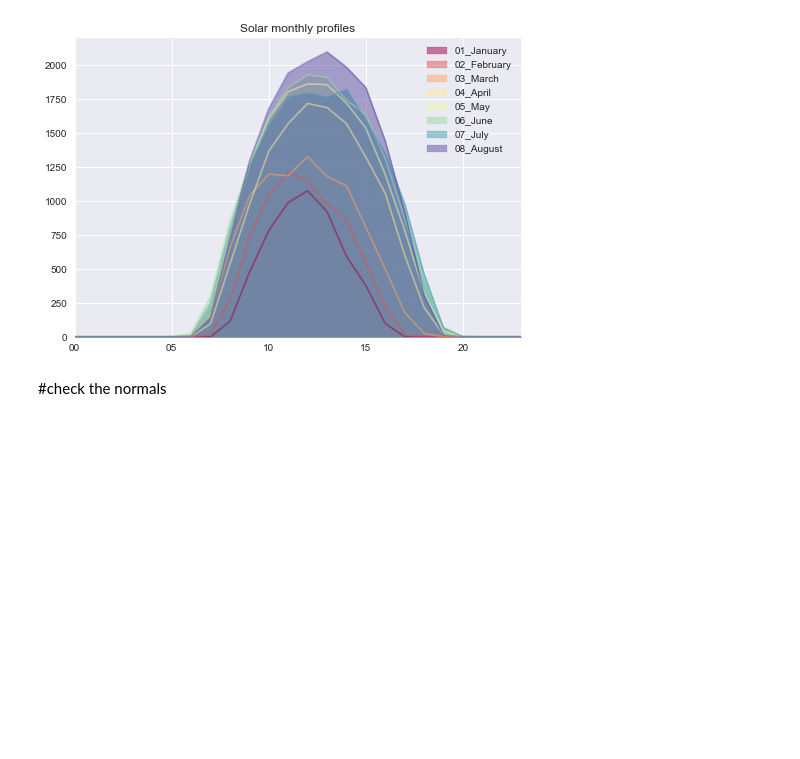
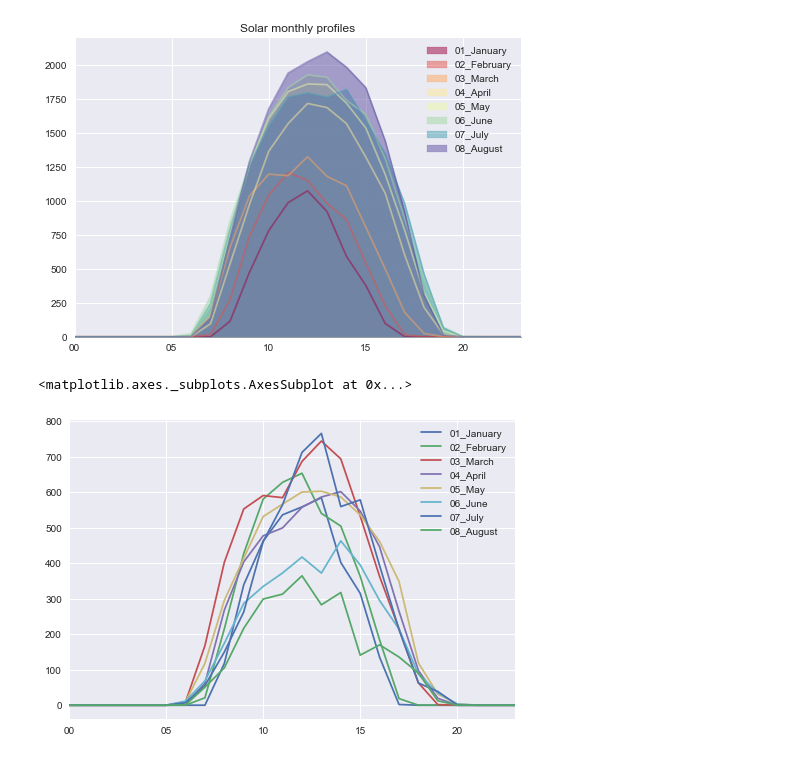
Before and after one commit to dragosbo/rapid, a Jupyter notebook: solar.ipynb, the cells around one changed output. Cells and saved outputs as stored; diff of their text form; code cells hidden in the pictures; blank space fills up the shorter version.

```diff
--- a/solar.ipynb
+++ b/solar.ipynb
@@ -210,5 +210,10 @@ pivoted2.plot(kind='area', stacked=False, alpha=0.5, colormap='Spectral', title=
 #https://www.youtube.com/watch?v=J45NJ0pJXWQ&list=PLYCpMb24GpOC704uO9svUrihl-HY1tTJJ&t=156
 # %%
 #check teh normals
-# %% [markdown]
-#check the normals
+# %%
+pivoted3 = df.pivot_table('production', index= df.index.strftime('%H'), columns=df.index.strftime('%m_%B'), aggfunc=np.std)
+# %%
+pivoted3.plot()
+# %% [output]
+<matplotlib.axes._subplots.AxesSubplot at 0x...>
+[figure, added]
```
Also changed, not shown: parts of 2 cells of this notebook.
